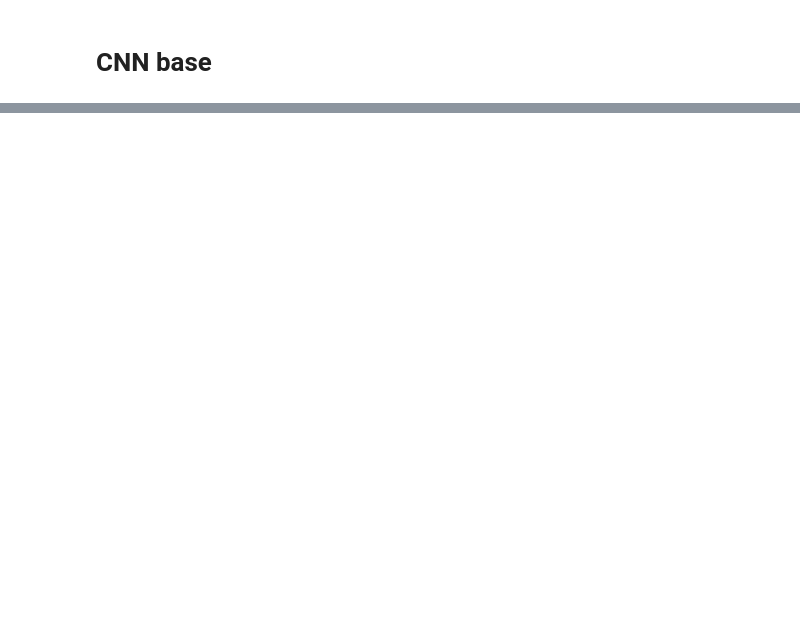
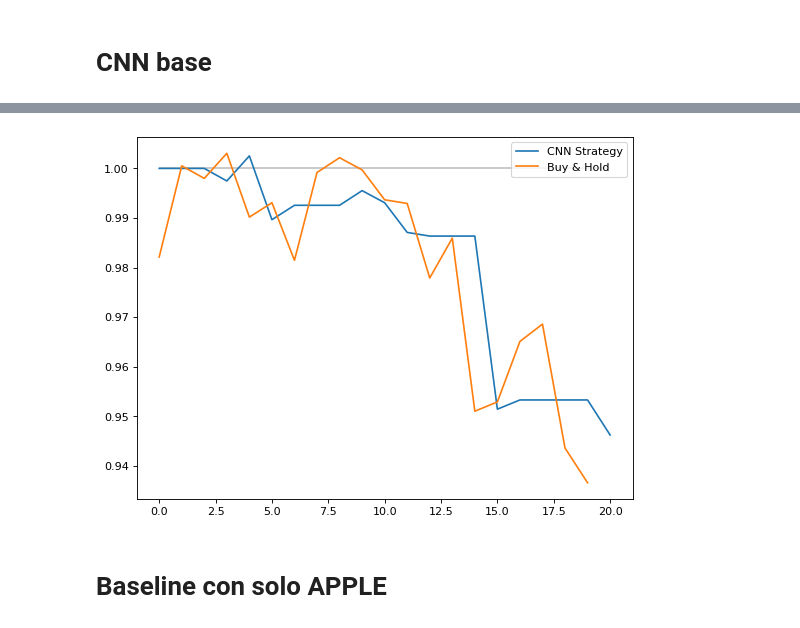
Before and after one commit to VitoZac96/Thesis_public, a Jupyter notebook: Baseline_CNN_Final.ipynb, the cells around one changed output, grey strips where cells are left out. Cells and saved outputs as stored; diff of their text form; code cells hidden in the pictures; blank space fills up the shorter version.

```diff
--- a/Baseline_CNN_Final.ipynb
+++ b/Baseline_CNN_Final.ipynb
@@ -174,0 +166,19 @@ plt.show()
+# %%
+ret_list = []
+for i in range(len(yhat)-1):
+  if yhat[i] > 0:
+    ret_list.append(y_test[i+1])
+  else:
+    ret_list.append(0)
+# %%
+figure(figsize=(8, 6), dpi=80)
+
+plt.plot(np.cumprod(1+np.array(ret_list)), label = "CNN Strategy")
+plt.plot(np.cumprod(1+np.array(y_test_apple[1:])), label = "Buy & Hold")
+plt.hlines(1,0,20,alpha = 0.25)
+plt.legend()
+plt.show()
+# %% [output]
+[figure, added]
+# %% [markdown]
+# Baseline con solo APPLE
```
Also changed, not shown: parts of 17 cells of this notebook.
